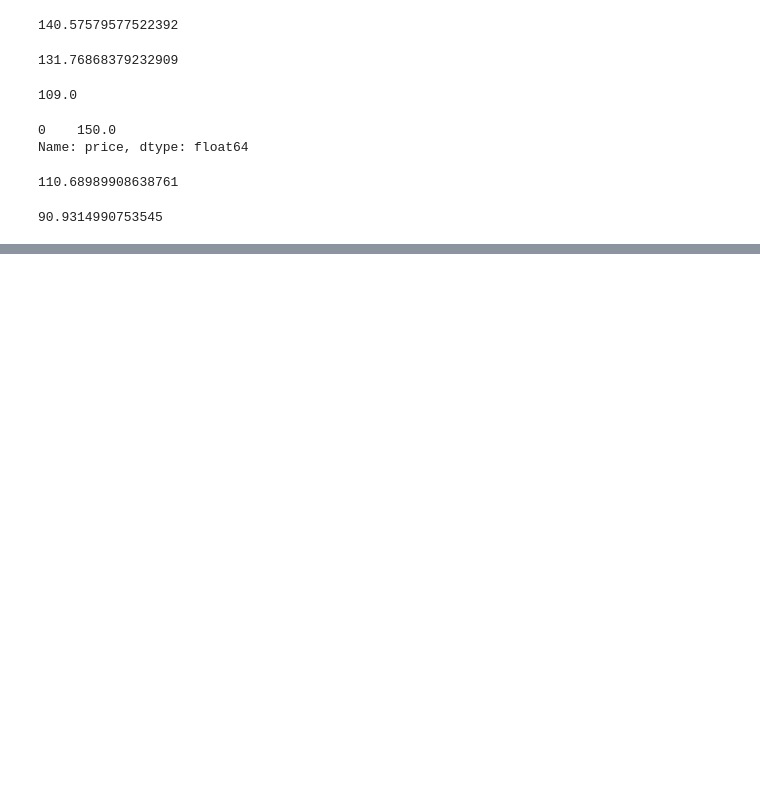
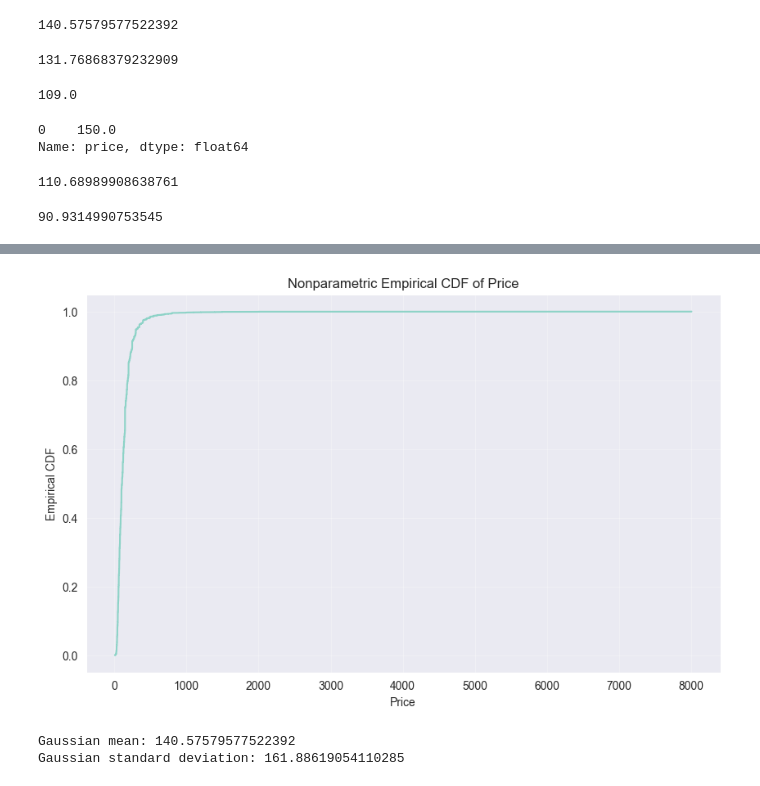
Before and after one commit to xShyen/DataVisualisation, a Jupyter notebook: Kopia_notatnika_Cleaning_Data_in_Python_live_session.ipynb, the cells around one changed output, grey strips where cells are left out. Cells and saved outputs as stored; diff of their text form; code cells hidden in the pictures; blank space fills up the shorter version.

```diff
--- a/Kopia_notatnika_Cleaning_Data_in_Python_live_session.ipynb
+++ b/Kopia_notatnika_Cleaning_Data_in_Python_live_session.ipynb
@@ -930,0 +1096,9 @@ print(harmonic_mean_price)
+# %%
+# Prepare numeric variable for analysis
+price_values = airbnb["price"].dropna()
+
+# Optional log-transformed price for better Gaussian approximation
+log_price_values = np.log1p(price_values)
+
+print("Number of observations:", len(price_values))
+price_values.head()
@@ -930,0 +1130,11 @@ print(harmonic_mean_price)
+# %%
+# Nonparametric empirical CDF
+sorted_price = np.sort(price_values)
+ecdf = np.arange(1, len(sorted_price) + 1) / len(sorted_price)
+
+ecdf_df = pd.DataFrame({
+    "price": sorted_price,
+    "ecdf": ecdf
+})
+
+ecdf_df.head()
@@ -930,0 +1148,25 @@ print(harmonic_mean_price)
+# %%
+# Plot nonparametric empirical CDF
+plt.figure(figsize=(10, 6))
+plt.step(ecdf_df["price"], ecdf_df["ecdf"], where="post")
+plt.title("Nonparametric Empirical CDF of Price")
+plt.xlabel("Price")
+plt.ylabel("Empirical CDF")
+plt.grid(alpha=0.3)
+plt.show()
+# %% [output]
+[figure, added]
+# %%
+# Gaussian distribution fitted to price
+price_mean = price_values.mean()
+price_std = price_values.std(ddof=1)
+
+x_price = np.linspace(price_values.min(), price_values.max(), 1000)
+gaussian_pdf_price = ss.norm.pdf(x_price, loc=price_mean, scale=price_std)
+gaussian_cdf_price = ss.norm.cdf(x_price, loc=price_mean, scale=price_std)
+
+print("Gaussian mean:", price_mean)
+print("Gaussian standard deviation:", price_std)
+# %% [output]
+Gaussian mean: 140.57579577522392
+Gaussian standard deviation: 161.88619054110285
```
Also changed, not shown: parts of 35 cells of this notebook.
